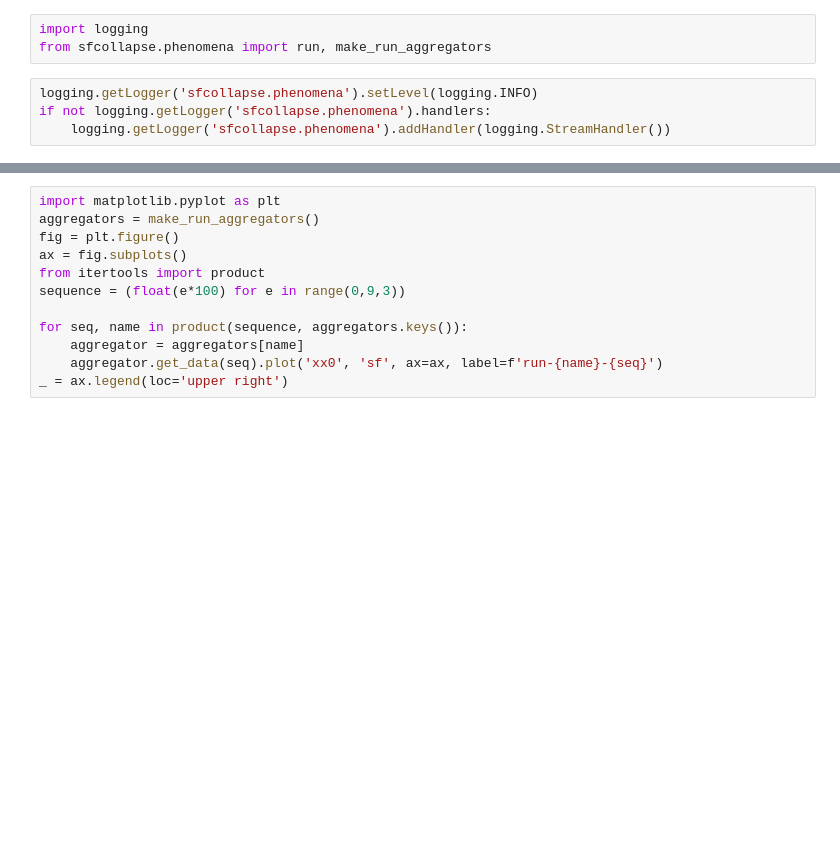
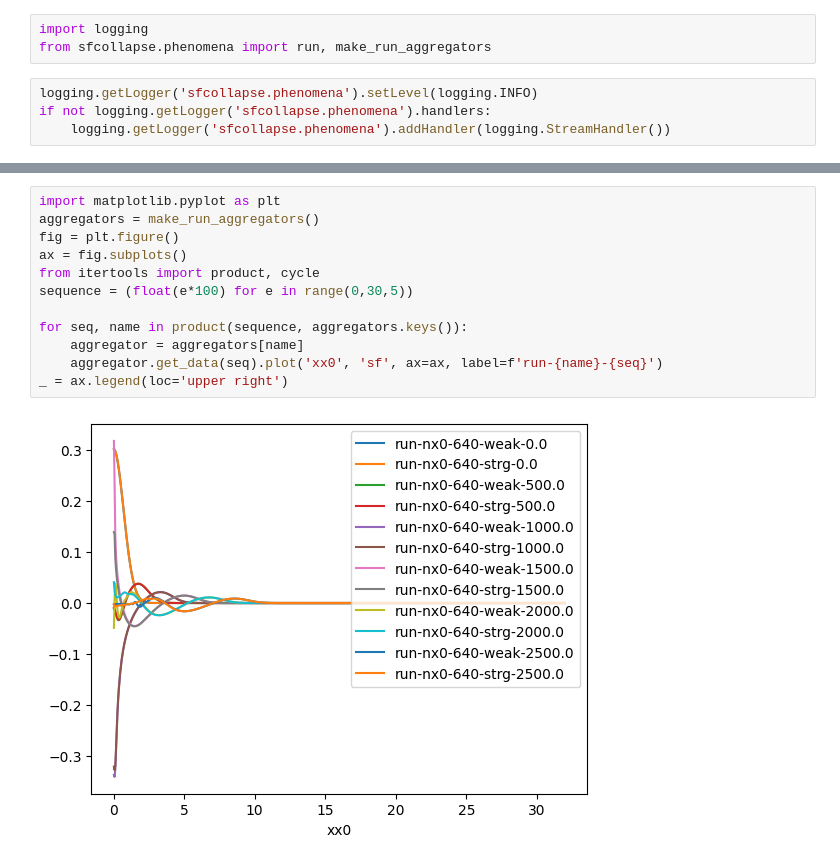
Before and after one commit to dpopchev/sfcollapse, a Jupyter notebook: nrpybooks/visualization_sfcollapse.ipynb, the cells around one changed output, grey strips where cells are left out. Drawn from its saved outputs; the diff is of its cells as text; blank space fills up the shorter version.

```diff
--- a/nrpybooks/visualization_sfcollapse.ipynb
+++ b/nrpybooks/visualization_sfcollapse.ipynb
@@ -10,15 +15,17 @@ run()
 # %%
 import matplotlib.pyplot as plt
 aggregators = make_run_aggregators()
 fig = plt.figure()
 ax = fig.subplots()
-from itertools import product
-sequence = (float(e*100) for e in range(0,9,3))
+from itertools import product, cycle
+sequence = (float(e*100) for e in range(0,30,5))
 
 for seq, name in product(sequence, aggregators.keys()):
     aggregator = aggregators[name]
     aggregator.get_data(seq).plot('xx0', 'sf', ax=ax, label=f'run-{name}-{seq}')
 _ = ax.legend(loc='upper right')
+# %% [output]
+[figure, added]
 # %%
 fig = plt.figure()
 ax = fig.subplots()
```
Also changed, not shown: parts of 3 cells of this notebook, 1 other file.
